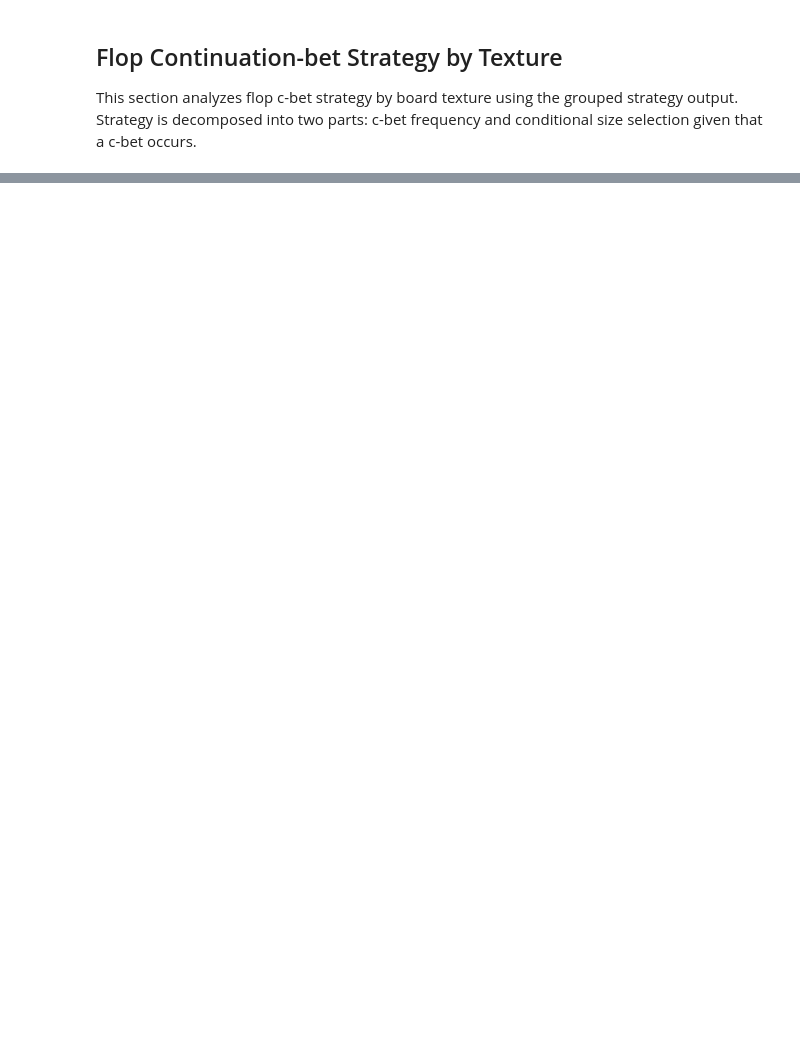
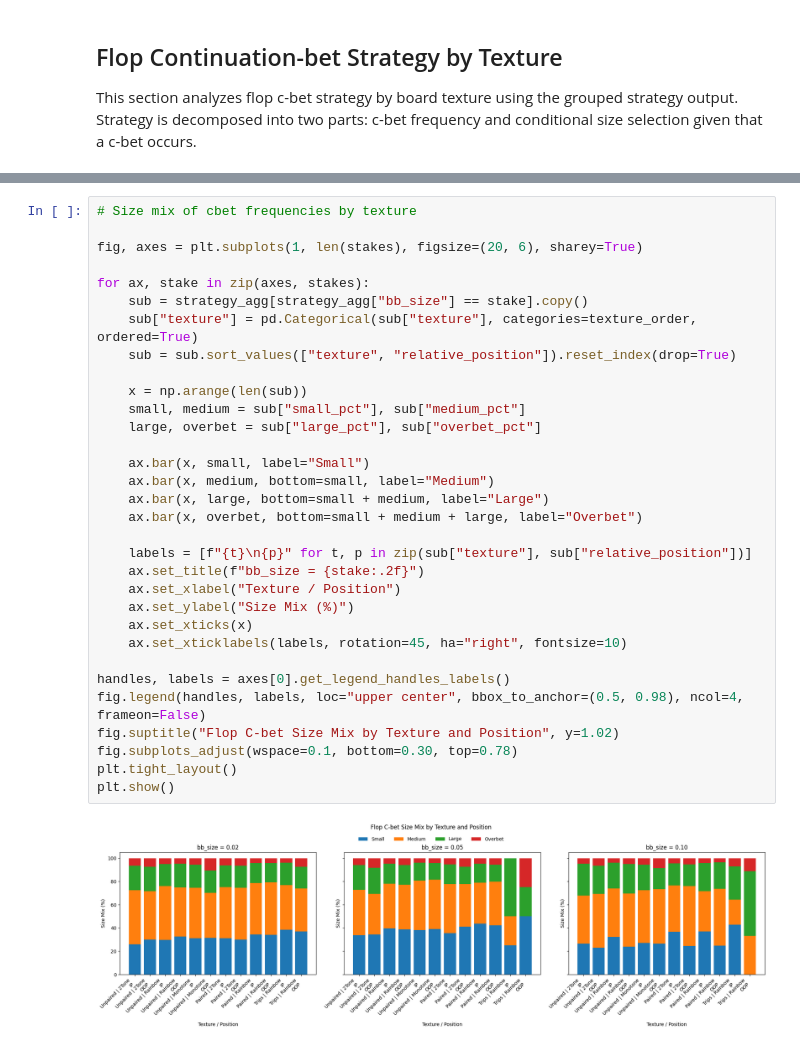
Before and after one commit to royyg77/NLHE-Data-Research, a Jupyter notebook: notebooks/v1_0/flop_cbet_strategy.ipynb, the cells around one changed output, grey strips where cells are left out. Drawn from its saved outputs; the diff is of its cells as text; blank space fills up the shorter version.

```diff
--- a/notebooks/v1_0/flop_cbet_strategy.ipynb
+++ b/notebooks/v1_0/flop_cbet_strategy.ipynb
@@ -421,0 +600,34 @@ plt.show()
+# %%
+# Size mix of cbet frequencies by texture
+
+fig, axes = plt.subplots(1, len(stakes), figsize=(20, 6), sharey=True)
+
+for ax, stake in zip(axes, stakes):
+    sub = strategy_agg[strategy_agg["bb_size"] == stake].copy()
+    sub["texture"] = pd.Categorical(sub["texture"], categories=texture_order, ordered=True)
+    sub = sub.sort_values(["texture", "relative_position"]).reset_index(drop=True)
+
+    x = np.arange(len(sub))
+    small, medium = sub["small_pct"], sub["medium_pct"]
+    large, overbet = sub["large_pct"], sub["overbet_pct"]
+
+    ax.bar(x, small, label="Small")
+    ax.bar(x, medium, bottom=small, label="Medium")
+    ax.bar(x, large, bottom=small + medium, label="Large")
+    ax.bar(x, overbet, bottom=small + medium + large, label="Overbet")
+
+    labels = [f"{t}\n{p}" for t, p in zip(sub["texture"], sub["relative_position"])]
+    ax.set_title(f"bb_size = {stake:.2f}")
+    ax.set_xlabel("Texture / Position")
+    ax.set_ylabel("Size Mix (%)")
+    ax.set_xticks(x)
+    ax.set_xticklabels(labels, rotation=45, ha="right", fontsize=10)
+
+handles, labels = axes[0].get_legend_handles_labels()
+fig.legend(handles, labels, loc="upper center", bbox_to_anchor=(0.5, 0.98), ncol=4, frameon=False)
+fig.suptitle("Flop C-bet Size Mix by Texture and Position", y=1.02)
+fig.subplots_adjust(wspace=0.1, bottom=0.30, top=0.78)
+plt.tight_layout()
+plt.show()
+# %% [output]
+[figure, added]
```
Also changed, not shown: parts of 29 cells of this notebook, 2 other files.
